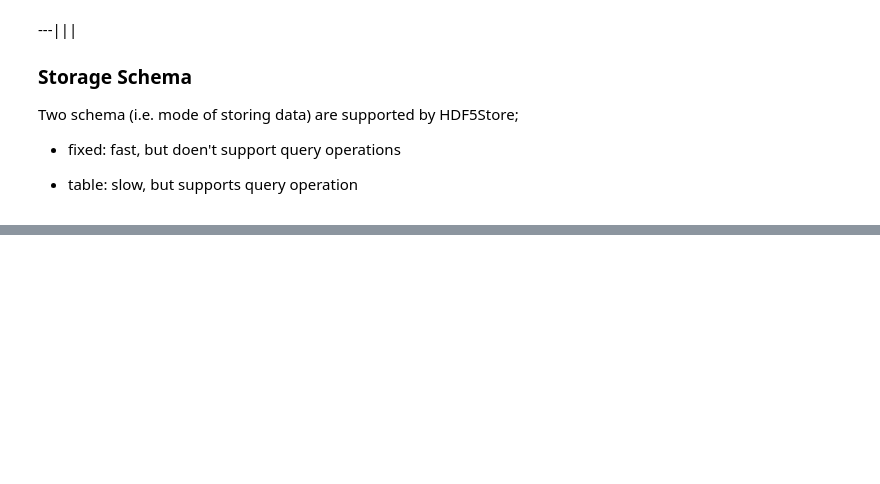
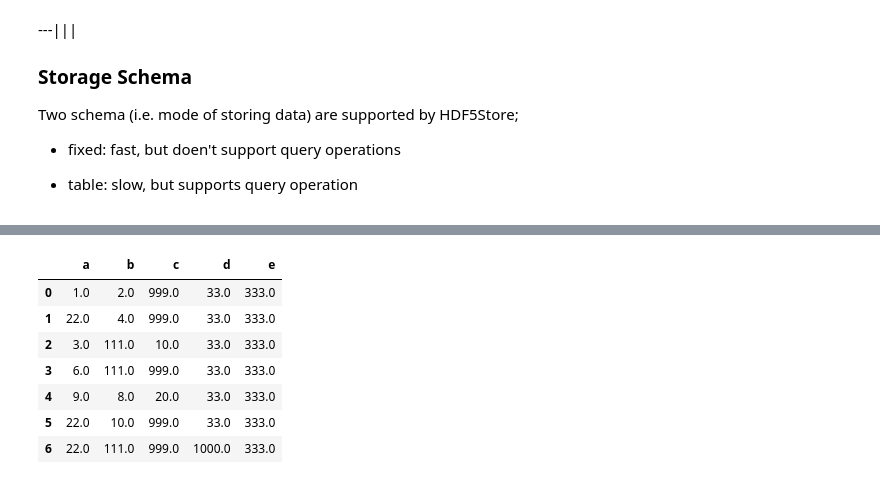
Before and after one commit to morayo0x/data_analysis, a Jupyter notebook: lib/pandas.ipynb, the cells around one changed output, grey strips where cells are left out. Cells and saved outputs as stored; diff of their text form; code cells hidden in the pictures; blank space fills up the shorter version.

```diff
--- a/lib/pandas.ipynb
+++ b/lib/pandas.ipynb
@@ -1234,0 +1323,13 @@ pd.read_hdf('rdata.h5', 'obj', where= ['index >=3', 'columns = a' ])
+# %%
+# we can chose how to fill sentinel values by columns
+
+df.fillna({'a': 22, 'b': 111, 'c': 999, 'd': 1000, 'e': 333})
+# %% [output]
+|  | a | b | c | d | e |
+| 0 | 1.0 | 2.0 | 999.0 | 33.0 | 333.0 |
+| 1 | 22.0 | 4.0 | 999.0 | 33.0 | 333.0 |
+| 2 | 3.0 | 111.0 | 10.0 | 33.0 | 333.0 |
+| 3 | 6.0 | 111.0 | 999.0 | 33.0 | 333.0 |
+| 4 | 9.0 | 8.0 | 20.0 | 33.0 | 333.0 |
+| 5 | 22.0 | 10.0 | 999.0 | 33.0 | 333.0 |
+| 6 | 22.0 | 111.0 | 999.0 | 1000.0 | 333.0 |
```
Also changed, not shown: parts of 29 cells of this notebook.
